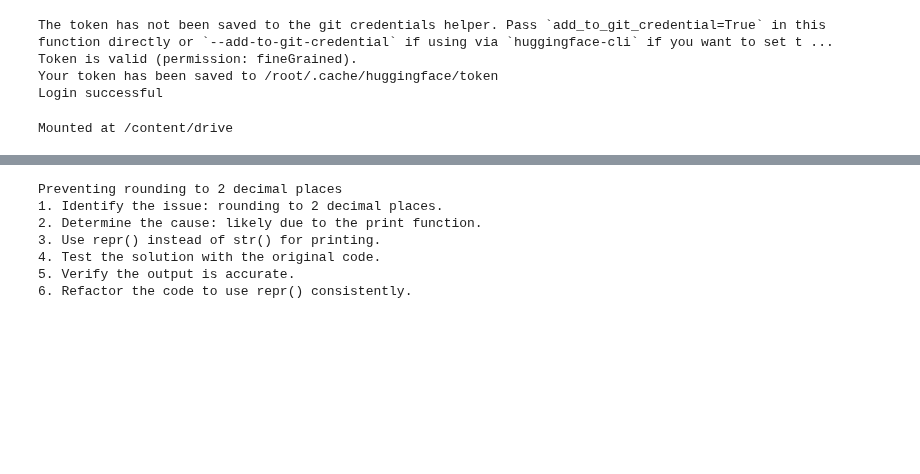
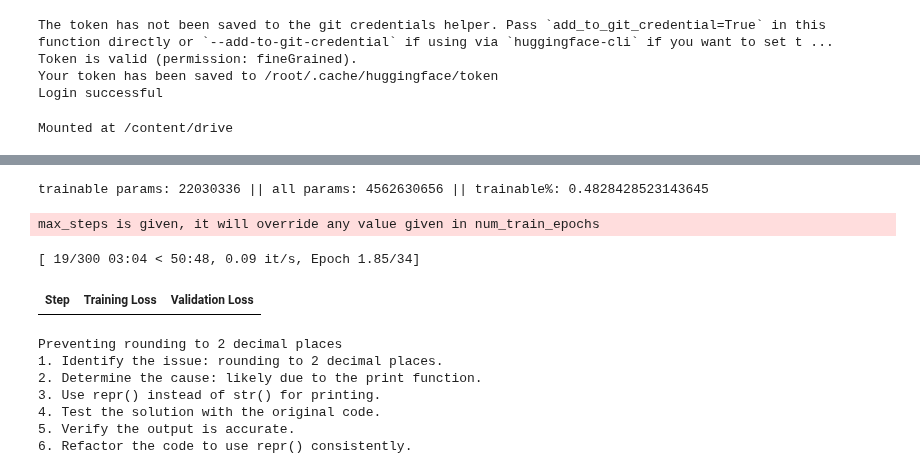
Before and after one commit to donghuna/PromptGenerate, a Jupyter notebook: trainingPlan.ipynb, the cells around one changed output, grey strips where cells are left out. Drawn from its saved outputs; the diff is of its cells as text; code cells hidden in the pictures; blank space fills up the shorter version.

```diff
--- a/trainingPlan.ipynb
+++ b/trainingPlan.ipynb
@@ -220,3 +212,66 @@ Once the plan is complete, indicate the end by generating <|eot_id|> token.
+# %%
+config = LoraConfig(
+    r=8,
+    lora_alpha=32,
+    target_modules=[
+        "q_proj",
+        "k_proj",
+        "v_proj",
+        "o_proj",
+        "gate_proj",
+        "up_proj",
+        "down_proj",
+        "lm_head",
+    ],
+    lora_dropout=0.05,
+    bias="none",
+    task_type="CAUSAL_LM",
+)
+model = get_peft_model(model, config)
+print_trainable_parameters(model)
+# %% [output]
+trainable params: 22030336 || all params: 4562630656 || trainable%: 0.4828428523143645
+# %%
+project = "StaQC-plan"
+base_model_name = "Llama-3.1-8B-Instruct"
+run_name = f"{project}-{base_model_name}-{datetime.now().strftime('%Y-%m-%d-%H-%M')}"
+output_dir = f"/content/drive/MyDrive/{run_name}"
+
+tokenizer.pad_token = tokenizer.eos_token
+
+trainer = transformers.Trainer(
+    model=model,
+    train_dataset=tokenized_train_dataset,
+    eval_dataset=tokenized_test_dataset,
+    args=transformers.TrainingArguments(
+        output_dir=output_dir,
+        per_device_train_batch_size=2,
+        gradient_accumulation_steps=4,
+        max_steps=300,
+        learning_rate=2e-5,
+        logging_steps=50,
+        fp16=True,
+        optim="paged_adamw_8bit",
+        # lr_scheduler_type="cosine",
+        # loggig_dir="./logs",
+        save_strategy="steps",
+        save_steps=100,
+        # save_total_limit=2,
+        evaluation_strategy="steps",
+        eval_steps=100,
+        do_eval=True,
+        load_best_model_at_end=True,
+        report_to="none",
+        run_name=f"{run_name}-{datetime.now().strftime('%Y-%m-%d-%H-%M')}",
+    ),
+    data_collator=transformers.DataCollatorForLanguageModeling(tokenizer, mlm=False),
+)
+model.config.use_cache = False
+trainer.train()
+# %% [output]
+max_steps is given, it will override any value given in num_train_epochs
+[ 19/300 03:04 < 50:48, 0.09 it/s, Epoch 1.85/34]
+| Step | Training Loss | Validation Loss |
 # %%
 !cp generated_plan.csv /content/drive/MyDrive/
 # %%
```
Also changed, not shown: parts of 10 cells of this notebook.
